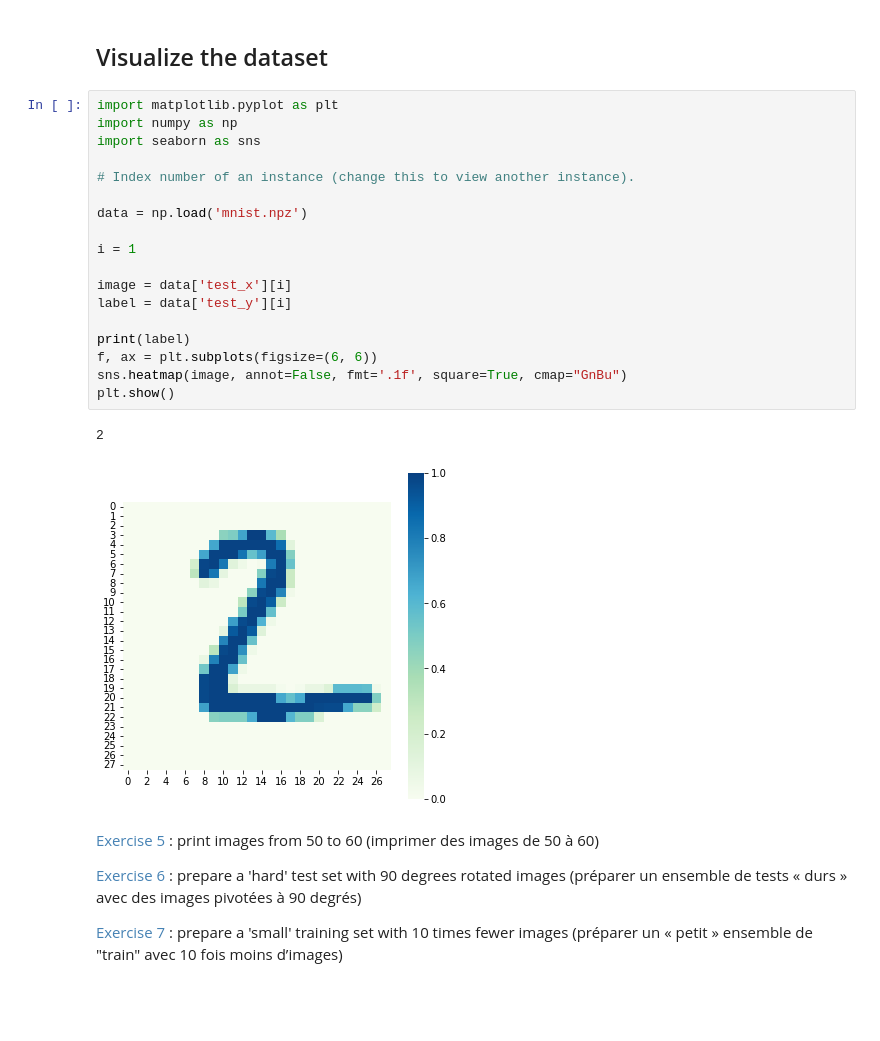
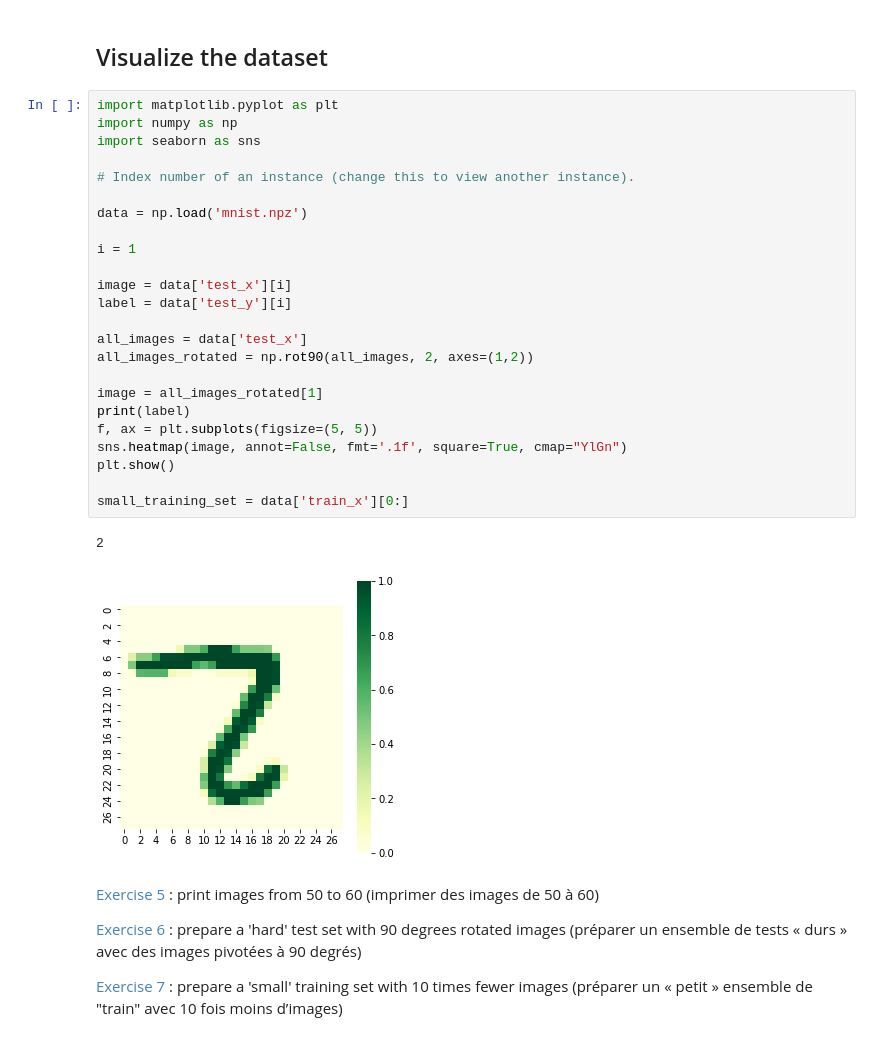
Before and after one commit to SergeiGrudinin/deeplearning-beginners, a Jupyter notebook: notebook/Exercise1.ipynb, the cells around one changed output. Drawn from its saved outputs; the diff is of its cells as text; blank space fills up the shorter version.

```diff
--- a/notebook/Exercise1.ipynb
+++ b/notebook/Exercise1.ipynb
@@ -119,24 +138,30 @@ print(data['test_y'].shape, data['test_y'].dtype)
 # %%
 import matplotlib.pyplot as plt
 import numpy as np
 import seaborn as sns
 
 # Index number of an instance (change this to view another instance).
 
 data = np.load('mnist.npz')
 
 i = 1
 
 image = data['test_x'][i]
 label = data['test_y'][i]
 
+all_images = data['test_x']
+all_images_rotated = np.rot90(all_images, 2, axes=(1,2))
+
+image = all_images_rotated[1]
 print(label)
-f, ax = plt.subplots(figsize=(6, 6))
-sns.heatmap(image, annot=False, fmt='.1f', square=True, cmap="GnBu")
+f, ax = plt.subplots(figsize=(5, 5))
+sns.heatmap(image, annot=False, fmt='.1f', square=True, cmap="YlGn")
 plt.show()
+
+small_training_set = data['train_x'][0:]
 # %% [output]
 2
-[figure, old version]
+[figure, new version]
 # %% [markdown]
 <span style="color:SteelBlue"> Exercise 5</span> : print images from 50 to 60 (imprimer des images de 50 à 60)
 
```
Also changed, not shown: parts of 8 cells of this notebook.
